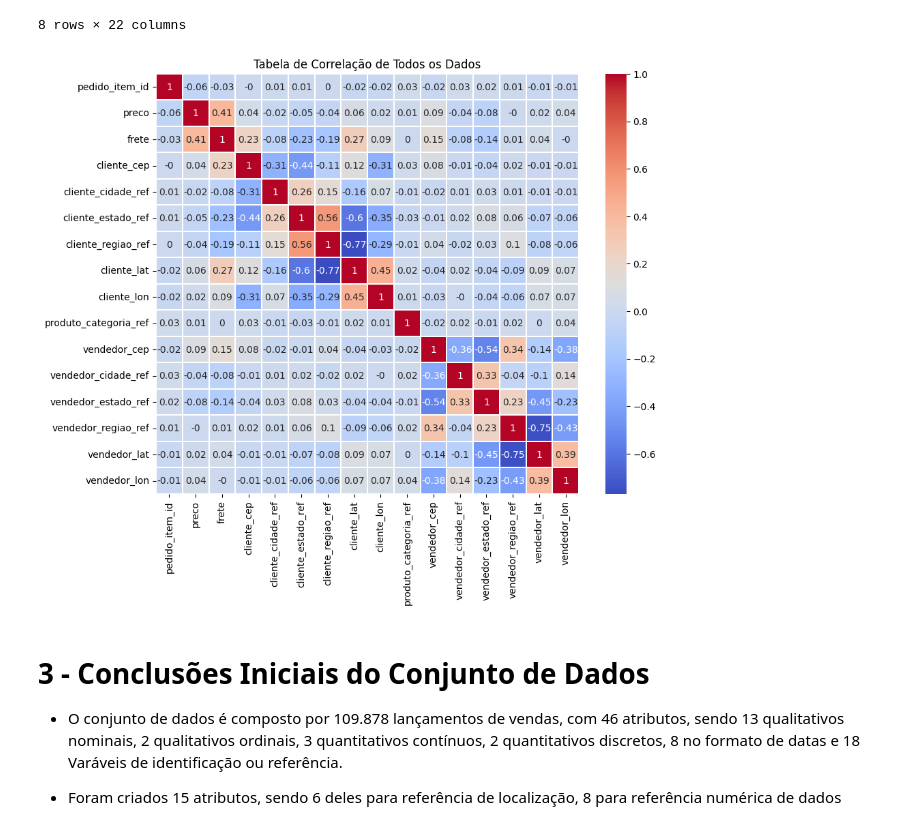
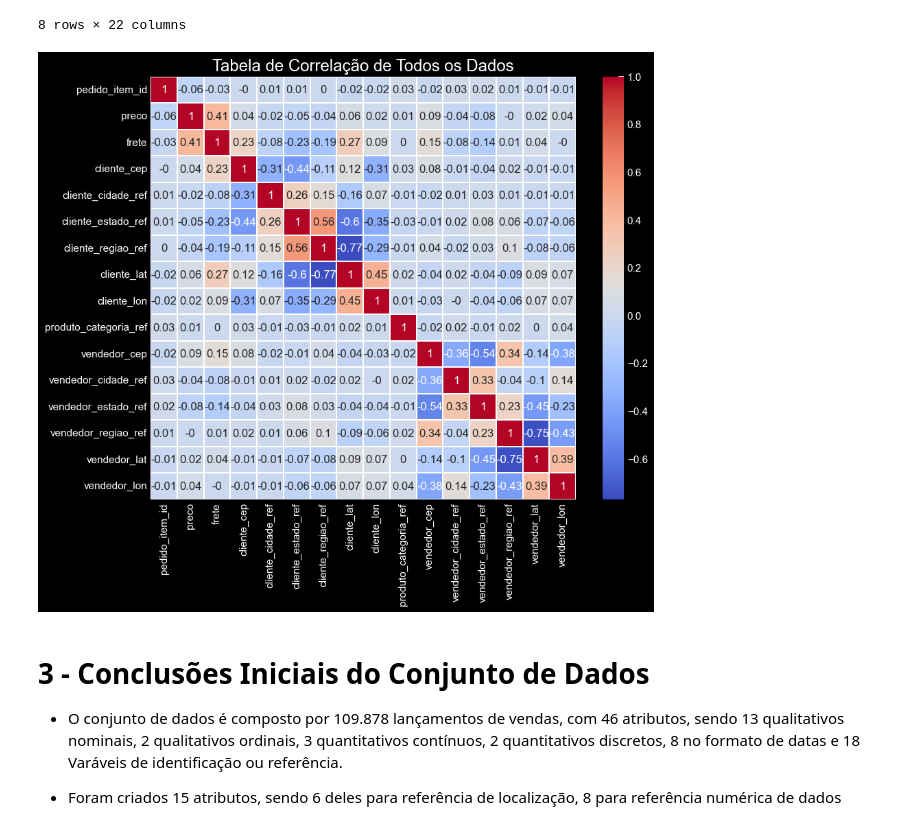
Before and after one commit to DouglasMiyagui/E-Commerce-KDD, a Jupyter notebook: notebooks/2-AnáliseDescritiva.ipynb, the cells around one changed output. Saved outputs shown, nothing was run; the diff lists cells and outputs as text; code cells hidden in the pictures.

```diff
--- a/notebooks/2-AnáliseDescritiva.ipynb
+++ b/notebooks/2-AnáliseDescritiva.ipynb
@@ -505,18 +511,18 @@ relatorio_vendas.describe()
 # %%
 # Selecionar apenas as colunas numéricas
 colunas_numericas = relatorio_vendas.select_dtypes(include=['number'])
 
 # Calcular a matriz de correlação
 matriz_correlacao = colunas_numericas.corr()
 matriz_correlacao = matriz_correlacao.round(2)
 
-# Crie a representação visual da tabela de correlação
+plt.style.use('dark_background')
 plt.figure(figsize=(10, 8))
 sns.heatmap(matriz_correlacao, annot=True, cmap='coolwarm', linewidths=0.2)
 plt.title('Tabela de Correlação de Todos os Dados')
 plt.show()
 # %% [output]
-[figure, old version]
+[figure, new version]
 # %% [markdown]
 # 3 - Conclusões Iniciais do Conjunto de Dados
 
```
Also changed, not shown: parts of 29 cells of this notebook.
